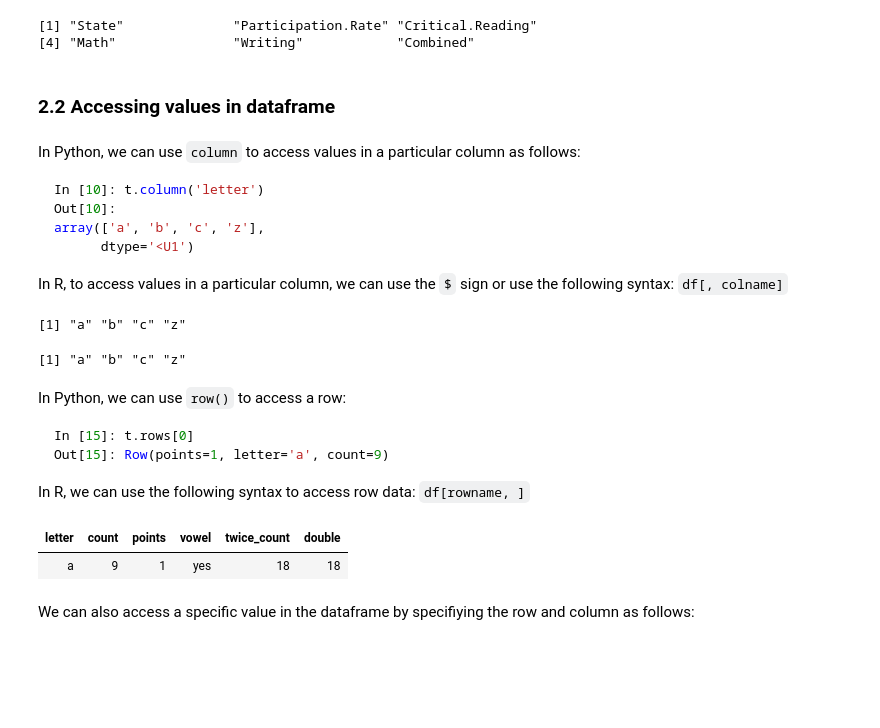
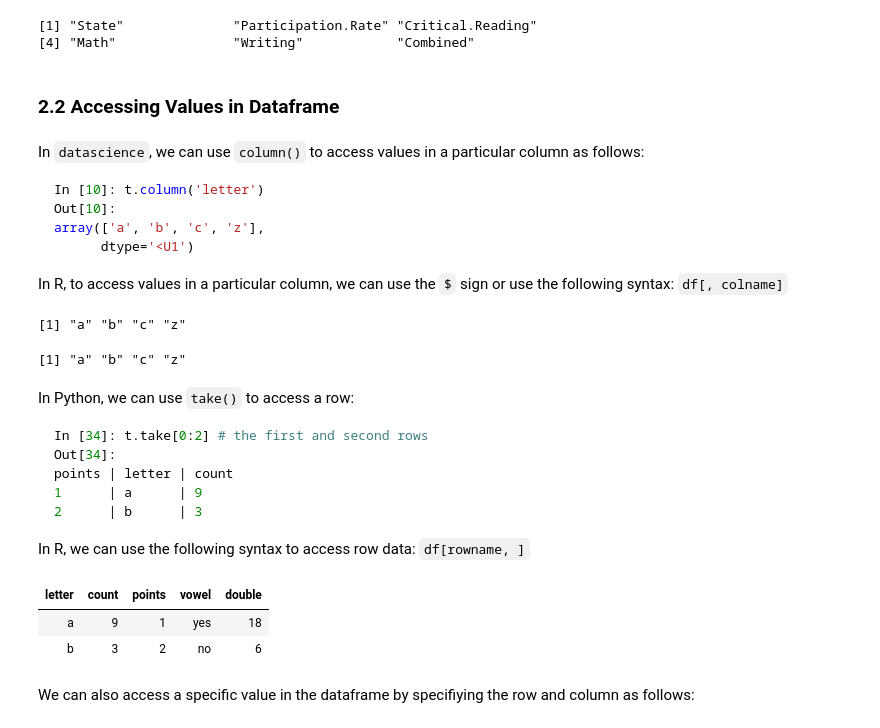
Before and after one commit to ds-modules/R-Module, a Jupyter notebook: Learning R.ipynb, the cells around one changed output. Cells and saved outputs as stored; diff of their text form; code cells hidden in the pictures; blank space fills up the shorter version.

Commit message:
First full draft of datascience to R notebook

````diff
--- a/Learning R.ipynb
+++ b/Learning R.ipynb
@@ -306,9 +328,9 @@ colnames(sat) # view column names
 [1] "State"              "Participation.Rate" "Critical.Reading"
 [4] "Math"               "Writing"            "Combined"
 # %% [markdown]
-### 2.2 Accessing values in dataframe
+### 2.2 Accessing Values in Dataframe
 # %% [markdown]
-In Python, we can use `column` to access values in a particular column as follows:
+In `datascience`, we can use `column()` to access values in a particular column as follows:
 ```python
 In [10]: t.column('letter')
 Out[10]:
@@ -325,19 +347,23 @@ t[, 'letter'] # Can also use t[, 1] to access column at first index
 [1] "a" "b" "c" "z"
 [1] "a" "b" "c" "z"
 # %% [markdown]
-In Python, we can use `row()` to access a row:
+In Python, we can use `take()` to access a row:
 ```python
-In [15]: t.rows[0]
-Out[15]: Row(points=1, letter='a', count=9)
+In [34]: t.take[0:2] # the first and second rows
+Out[34]:
+points | letter | count
+1      | a      | 9
+2      | b      | 3
 ```
 
 In R, we can use the following syntax to access row data: `df[rowname, ]`
 # %%
 # example: Access first row of dataframe
-t[1, ]
+t[1:2, ]
 # %% [output]
-| letter | count | points | vowel | twice_count | double |
-| a | 9 | 1 | yes | 18 | 18 |
+| letter | count | points | vowel | double |
+| a | 9 | 1 | yes | 18 |
+| b | 3 | 2 | no | 6 |
 # %% [markdown]
 We can also access a specific value in the dataframe by specifiying the row and column as follows:
 # %%
````
Also changed, not shown: parts of 52 cells of this notebook, 2 other files.
